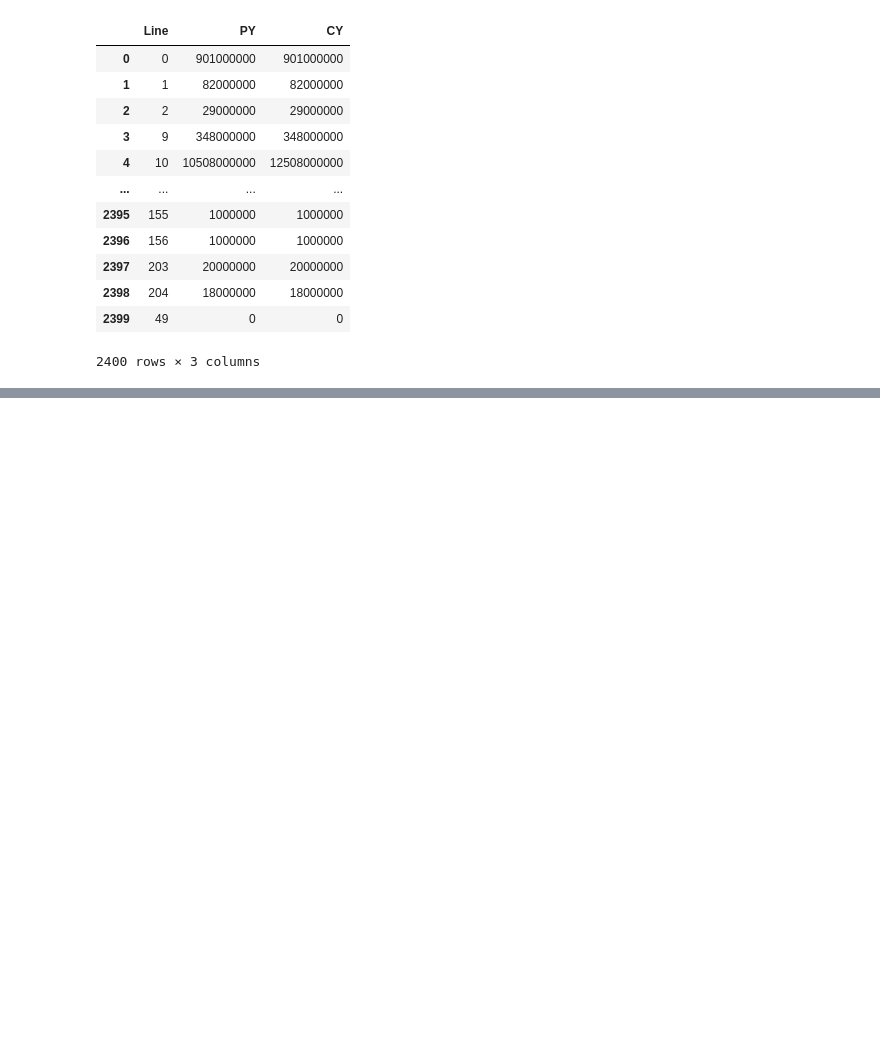
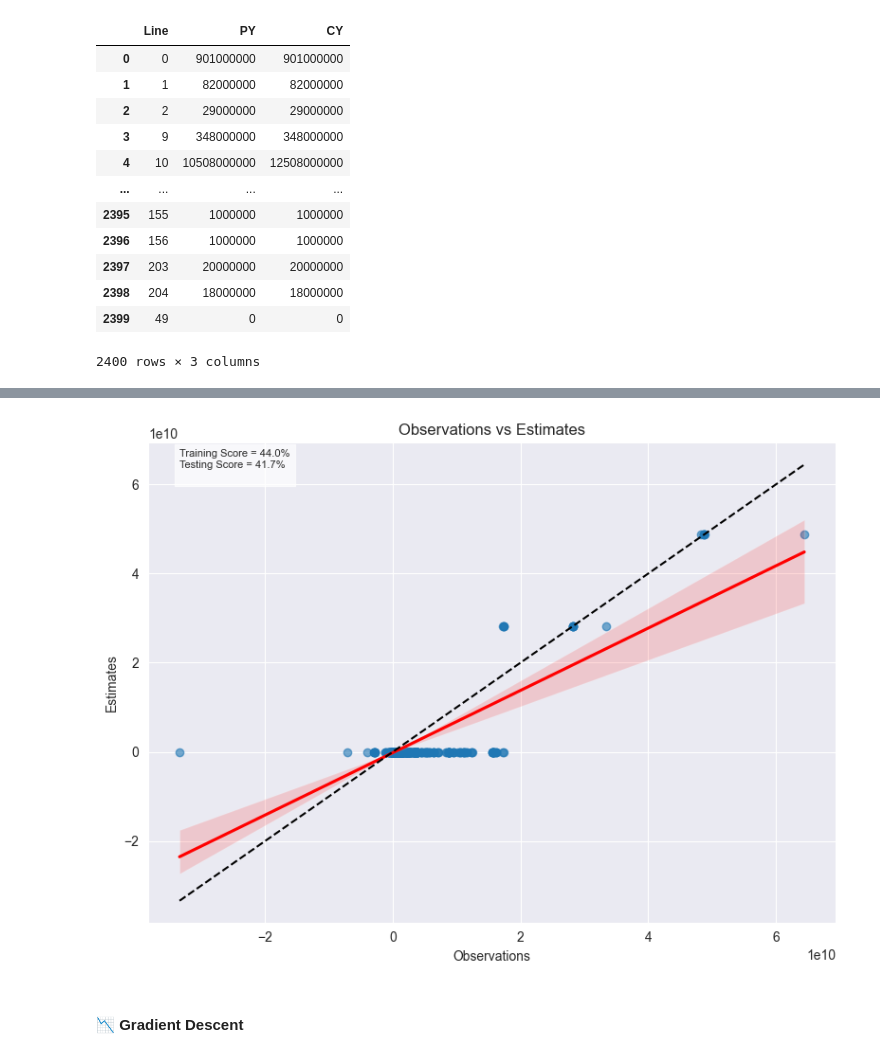
Before and after one commit to is-leeroy-jenkins/Mathy, a Jupyter notebook: ipynb/board.ipynb, the cells around one changed output, grey strips where cells are left out. Cells and saved outputs as stored; diff of their text form; code cells hidden in the pictures; blank space fills up the shorter version.

```diff
--- a/ipynb/board.ipynb
+++ b/ipynb/board.ipynb
@@ -115,0 +199,6 @@ classifier.scatter_plot( X, y )
+# %%
+ridge = Ridge( )
+X = data.values
+y = ds.targets
+ridge.train( X, y )
+ridge.score( X, y )
@@ -115,0 +219,6 @@ classifier.scatter_plot( X, y )
+# %%
+ridge.scatter_plot( X, y )
+# %% [output]
+[figure, added]
+# %% [markdown]
+####  📉 Gradient Descent
```
Also changed, not shown: parts of 68 cells of this notebook, 1 other file.
